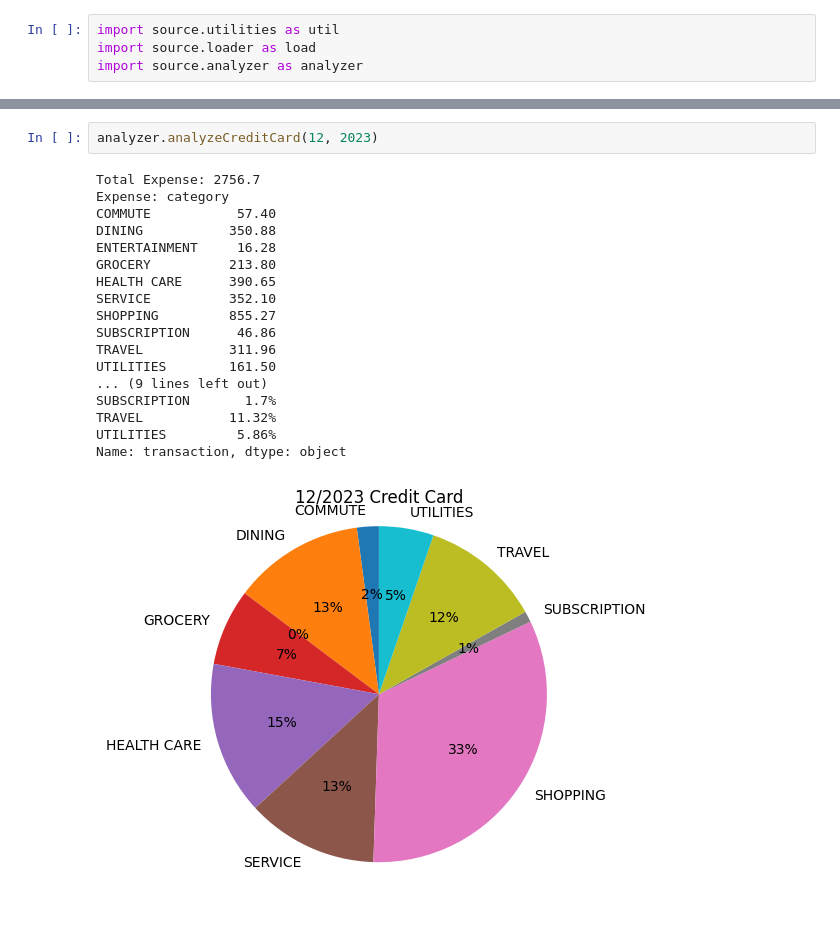
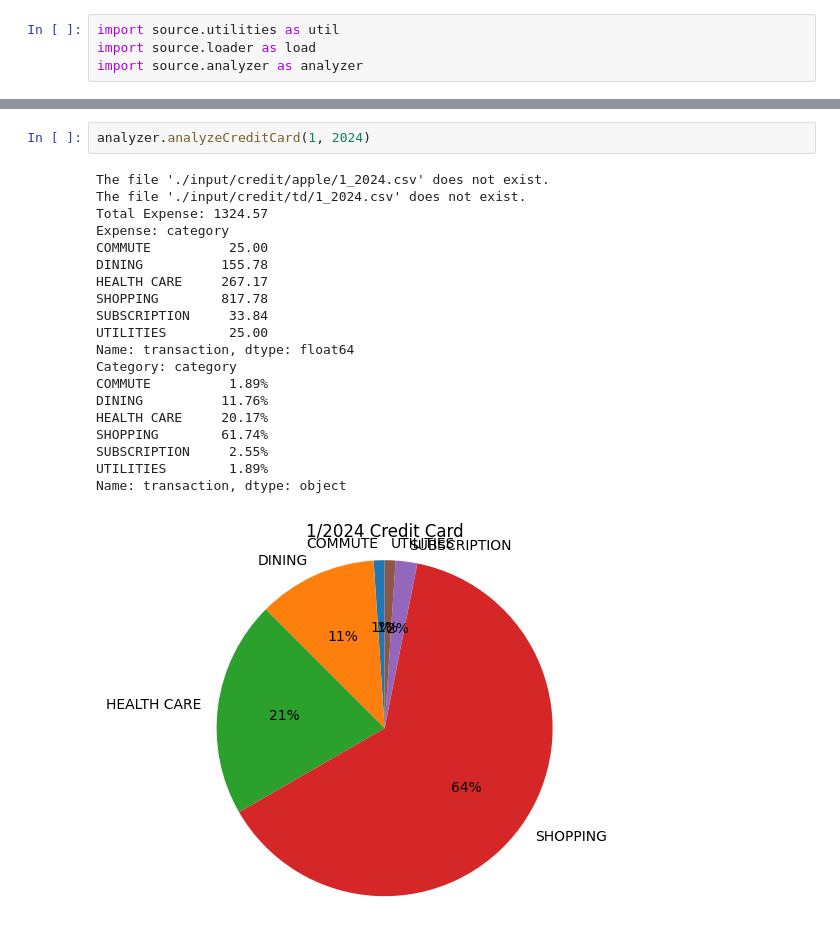
Before and after one commit to lonelytango/swiss-finance, a Jupyter notebook: analyzer.ipynb, the cells around one changed output, grey strips where cells are left out. Cells and saved outputs as stored; diff of their text form.

```diff
--- a/analyzer.ipynb
+++ b/analyzer.ipynb
@@ -29,24 +26,26 @@ Name: transaction, dtype: object
 # %%
-analyzer.analyzeCreditCard(12, 2023)
+analyzer.analyzeCreditCard(1, 2024)
 # %% [output]
-Total Expense: 2756.7
+The file './input/credit/apple/1_2024.csv' does not exist.
+The file './input/credit/td/1_2024.csv' does not exist.
+Total Expense: 1324.57
 Expense: category
-COMMUTE           57.40
-DINING           350.88
-ENTERTAINMENT     16.28
-GROCERY          213.80
-HEALTH CARE      390.65
-SERVICE          352.10
-SHOPPING         855.27
-SUBSCRIPTION      46.86
-TRAVEL           311.96
-UTILITIES        161.50
-... (9 lines left out)
-SUBSCRIPTION       1.7%
-TRAVEL           11.32%
-UTILITIES         5.86%
+COMMUTE          25.00
+DINING          155.78
+HEALTH CARE     267.17
+SHOPPING        817.78
+SUBSCRIPTION     33.84
+UTILITIES        25.00
+Name: transaction, dtype: float64
+Category: category
+COMMUTE          1.89%
+DINING          11.76%
+HEALTH CARE     20.17%
+SHOPPING        61.74%
+SUBSCRIPTION     2.55%
+UTILITIES        1.89%
 Name: transaction, dtype: object
-[figure, old version]
+[figure, new version]
 # %%
 # Import AMEX
 amexDf = load.importAmex('./input/credit/amex/12_2023.csv');
```
Also changed, not shown: parts of 3 cells of this notebook, 7 other files.
